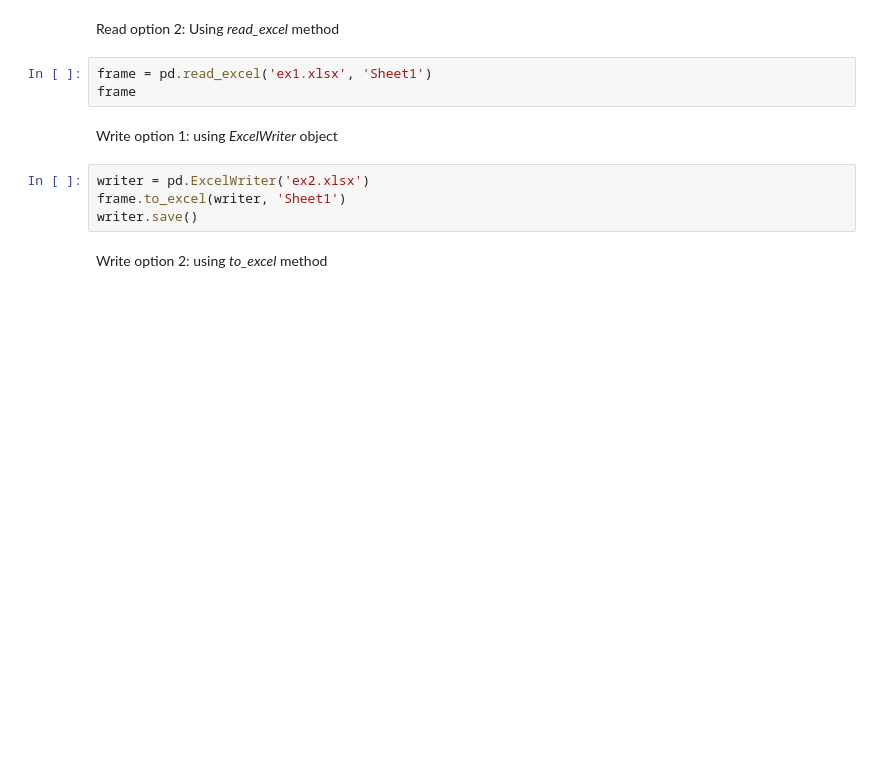
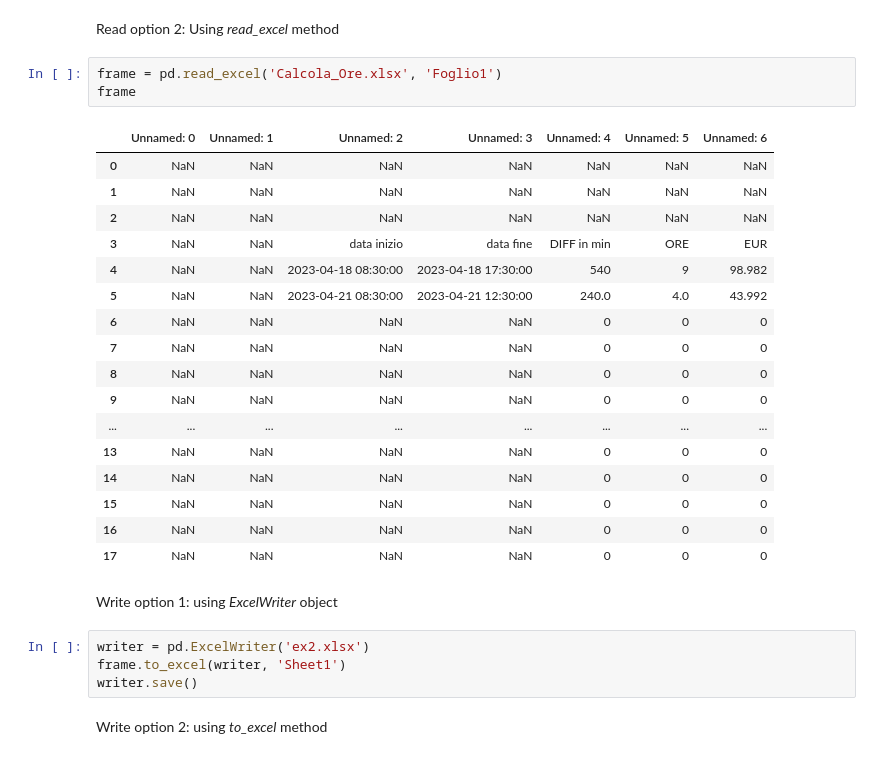
Before and after one commit to Rdm-Nico/BDTA, a Jupyter notebook: Essentials/3b_Pandas_ManagingData.ipynb, the cells around one changed output. Drawn from its saved outputs; the diff is of its cells as text; blank space fills up the shorter version.

```diff
--- a/Essentials/3b_Pandas_ManagingData.ipynb
+++ b/Essentials/3b_Pandas_ManagingData.ipynb
@@ -141,8 +271,26 @@ pd.read_excel(xlsx, 'Sheet1')
 # %% [markdown]
 Read option 2: Using *read_excel* method
 # %%
-frame = pd.read_excel('ex1.xlsx', 'Sheet1')
+frame = pd.read_excel('Calcola_Ore.xlsx', 'Foglio1')
 frame
+# %% [output]
+|  | Unnamed: 0 | Unnamed: 1 | Unnamed: 2 | Unnamed: 3 | Unnamed: 4 | Unnamed: 5 | Unnamed: 6 |
+| 0 | NaN | NaN | NaN | NaN | NaN | NaN | NaN |
+| 1 | NaN | NaN | NaN | NaN | NaN | NaN | NaN |
+| 2 | NaN | NaN | NaN | NaN | NaN | NaN | NaN |
+| 3 | NaN | NaN | data inizio | data fine | DIFF in min | ORE | EUR |
+| 4 | NaN | NaN | 2023-04-18 08:30:00 | 2023-04-18 17:30:00 | 540 | 9 | 98.982 |
+| 5 | NaN | NaN | 2023-04-21 08:30:00 | 2023-04-21 12:30:00 | 240.0 | 4.0 | 43.992 |
+| 6 | NaN | NaN | NaN | NaN | 0 | 0 | 0 |
+| 7 | NaN | NaN | NaN | NaN | 0 | 0 | 0 |
+| 8 | NaN | NaN | NaN | NaN | 0 | 0 | 0 |
+| 9 | NaN | NaN | NaN | NaN | 0 | 0 | 0 |
+| ... | ... | ... | ... | ... | ... | ... | ... |
+| 13 | NaN | NaN | NaN | NaN | 0 | 0 | 0 |
+| 14 | NaN | NaN | NaN | NaN | 0 | 0 | 0 |
+| 15 | NaN | NaN | NaN | NaN | 0 | 0 | 0 |
+| 16 | NaN | NaN | NaN | NaN | 0 | 0 | 0 |
+| 17 | NaN | NaN | NaN | NaN | 0 | 0 | 0 |
 # %% [markdown]
 Write option 1: using *ExcelWriter* object
 # %%
```
Also changed, not shown: parts of 22 cells of this notebook, 1 other file.
